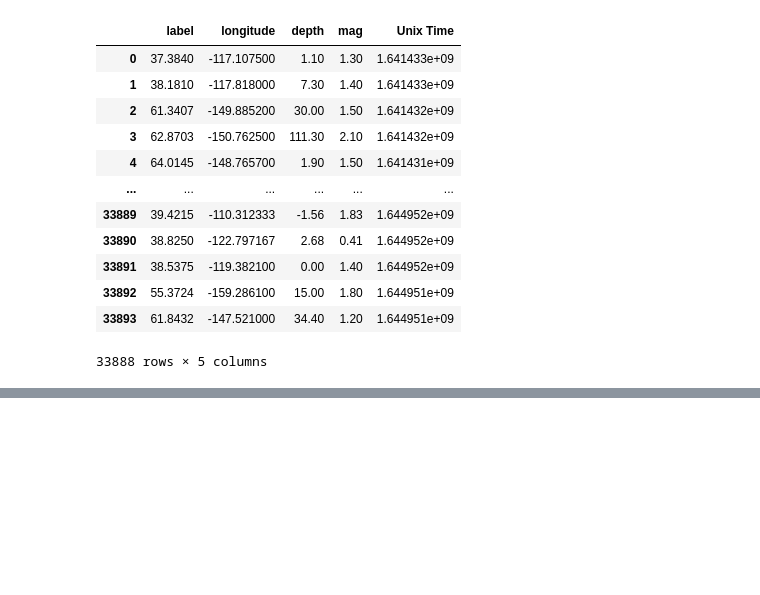
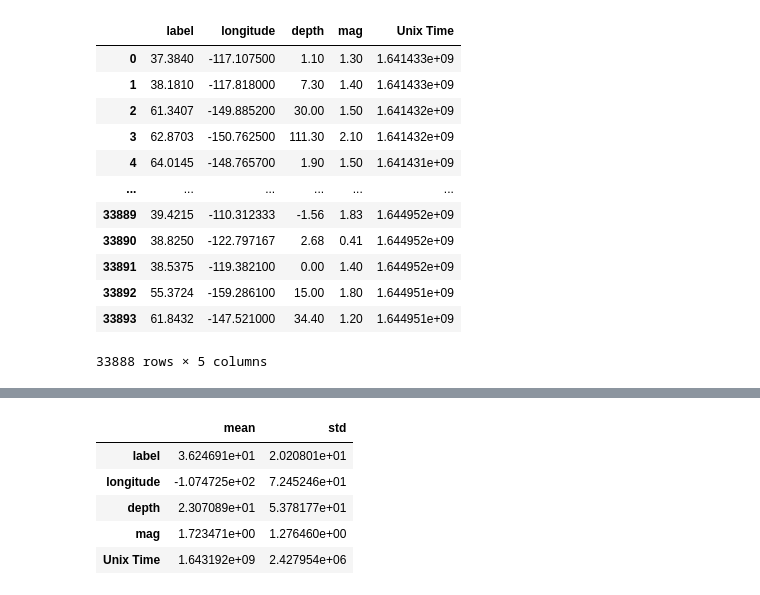
Before and after one commit to rromang/earthquake_modeling, a Jupyter notebook: notebooks/NN_lat.ipynb, the cells around one changed output, grey strips where cells are left out. Saved outputs shown, nothing was run; the diff lists cells and outputs as text; code cells hidden in the pictures; blank space fills up the shorter version.

```diff
--- a/notebooks/NN_lat.ipynb
+++ b/notebooks/NN_lat.ipynb
@@ -314,0 +151,9 @@ Epoch 400/400
+# %%
+train_dataset.describe().transpose()[['mean', 'std']]
+# %% [output]
+|  | mean | std |
+| label | 3.624691e+01 | 2.020801e+01 |
+| longitude | -1.074725e+02 | 7.245246e+01 |
+| depth | 2.307089e+01 | 5.378177e+01 |
+| mag | 1.723471e+00 | 1.276460e+00 |
+| Unix Time | 1.643192e+09 | 2.427954e+06 |
```
Also changed, not shown: parts of 41 cells of this notebook, 6 other files.
